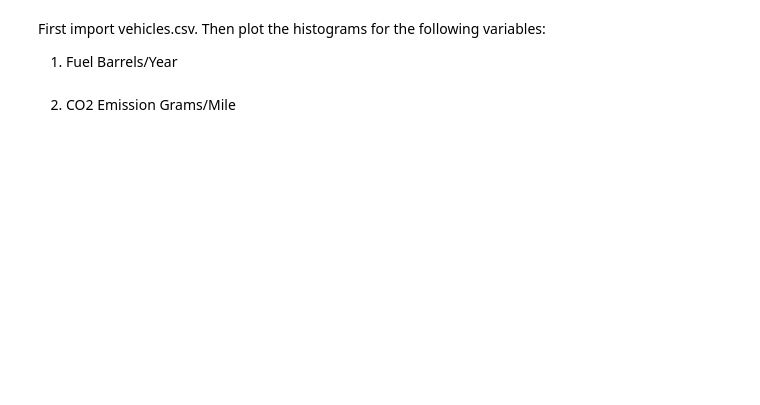
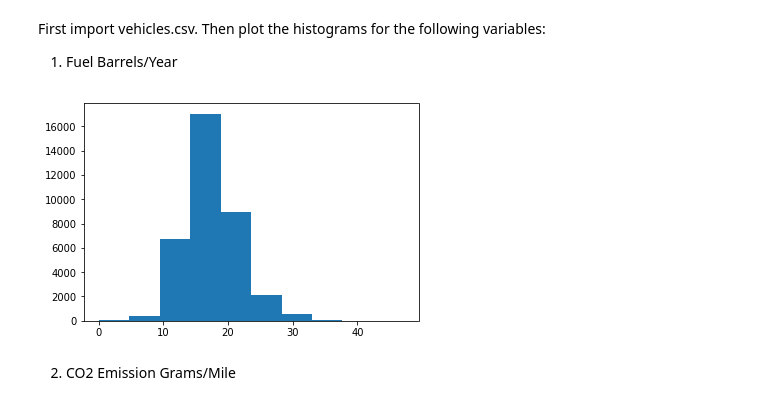
Before and after one commit to ta-datapt-bcn/lab-cont-probability-distribution, a Jupyter notebook: your_code/main.ipynb, the cells around one changed output. Drawn from its saved outputs; the diff is of its cells as text; code cells hidden in the pictures; blank space fills up the shorter version.

```diff
--- a/your_code/main.ipynb
+++ b/your_code/main.ipynb
@@ -64,0 +123,3 @@ In this challenge we are going to take a look the real data. We will use vehicle
+# %%
+data = pd.read_csv('vehicles.csv')
+data.head(2)
@@ -72,2 +135,7 @@ Then plot the histograms for the following variables:
+# %%
+plt.hist(data['Fuel Barrels/Year'])
+plt.show()
+# %% [output]
+[figure, added]
 # %% [markdown]
 2. CO2 Emission Grams/Mile
```
Also changed, not shown: parts of 15 cells of this notebook, 1 other file.
